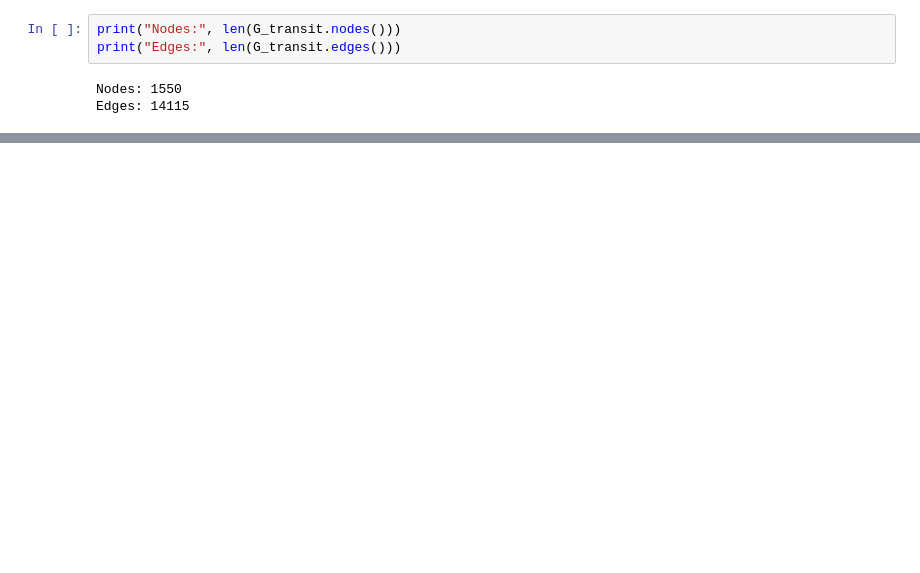
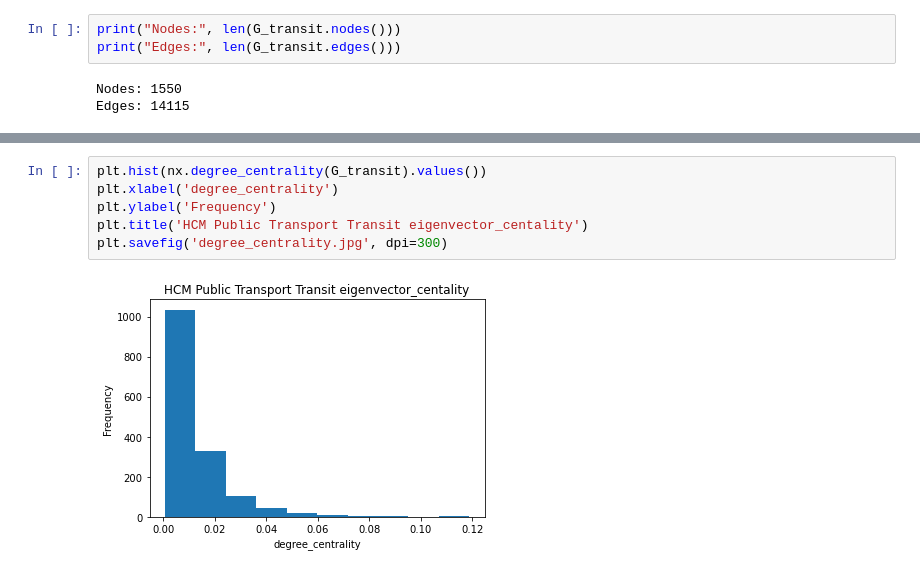
Before and after one commit to Huy-LichHoang/SNA2002, a Jupyter notebook: analysis.ipynb, the cells around one changed output, grey strips where cells are left out. Saved outputs shown, nothing was run; the diff lists cells and outputs as text; blank space fills up the shorter version.

```diff
--- a/analysis.ipynb
+++ b/analysis.ipynb
@@ -200,0 +211,8 @@ Edges: 14115
+# %%
+plt.hist(nx.degree_centrality(G_transit).values())
+plt.xlabel('degree_centrality')
+plt.ylabel('Frequency')
+plt.title('HCM Public Transport Transit eigenvector_centality')
+plt.savefig('degree_centrality.jpg', dpi=300)
+# %% [output]
+[figure, added]
```
Also changed, not shown: parts of 21 cells of this notebook, 14 other files.
